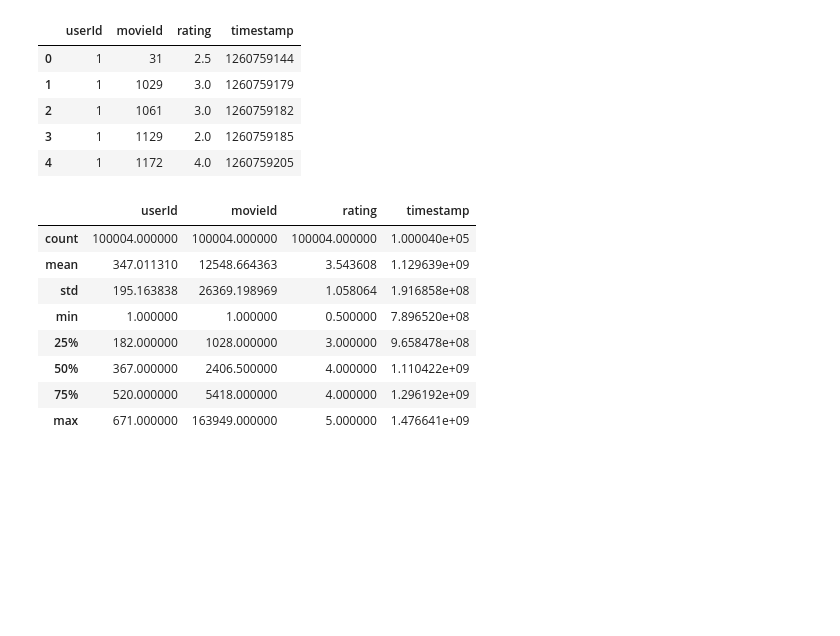
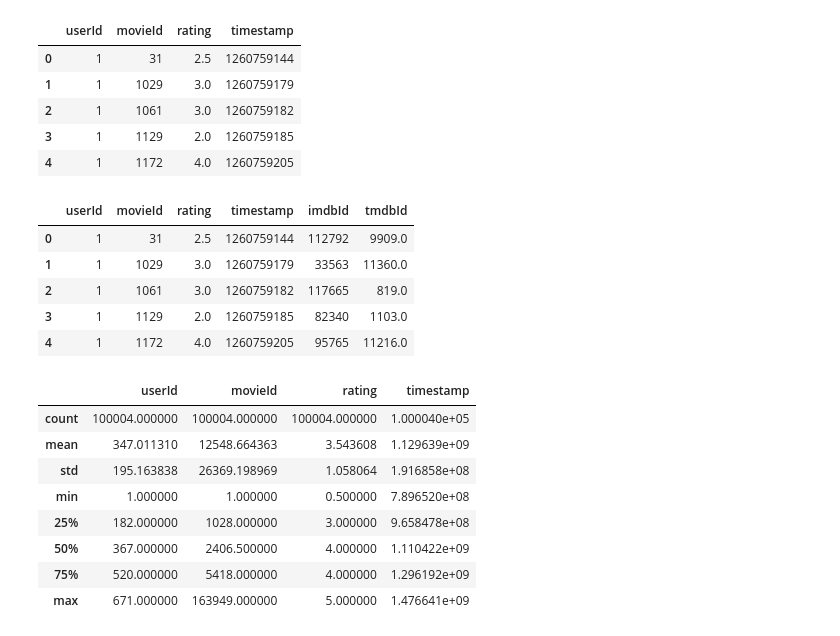
Before and after one commit to 3v1l91l/dss5, a Jupyter notebook: Movies_Recommendations-Project.ipynb, the cells around one changed output. Drawn from its saved outputs; the diff is of its cells as text; code cells hidden in the pictures; blank space fills up the shorter version.

```diff
--- a/Movies_Recommendations-Project.ipynb
+++ b/Movies_Recommendations-Project.ipynb
@@ -340,6 +410,20 @@ ratings.head()
 | 2 | 1 | 1061 | 3.0 | 1260759182 |
 | 3 | 1 | 1129 | 2.0 | 1260759185 |
 | 4 | 1 | 1172 | 4.0 | 1260759205 |
+# %%
+links_small = pd.read_csv('links_small.csv')
+ratings = ratings.merge(links_small, how='left', on='movieId')
+ratings.drop(ratings[ratings['tmdbId'].isnull()].index.values, inplace=True)
+ratings['tmdbId'] =
+# %%
+ratings.head()
+# %% [output]
+|  | userId | movieId | rating | timestamp | imdbId | tmdbId |
+| 0 | 1 | 31 | 2.5 | 1260759144 | 112792 | 9909.0 |
+| 1 | 1 | 1029 | 3.0 | 1260759179 | 33563 | 11360.0 |
+| 2 | 1 | 1061 | 3.0 | 1260759182 | 117665 | 819.0 |
+| 3 | 1 | 1129 | 2.0 | 1260759185 | 82340 | 1103.0 |
+| 4 | 1 | 1172 | 4.0 | 1260759205 | 95765 | 11216.0 |
 # %%
 ratings.describe()
 # %% [output]
```
Also changed, not shown: parts of 33 cells of this notebook.
